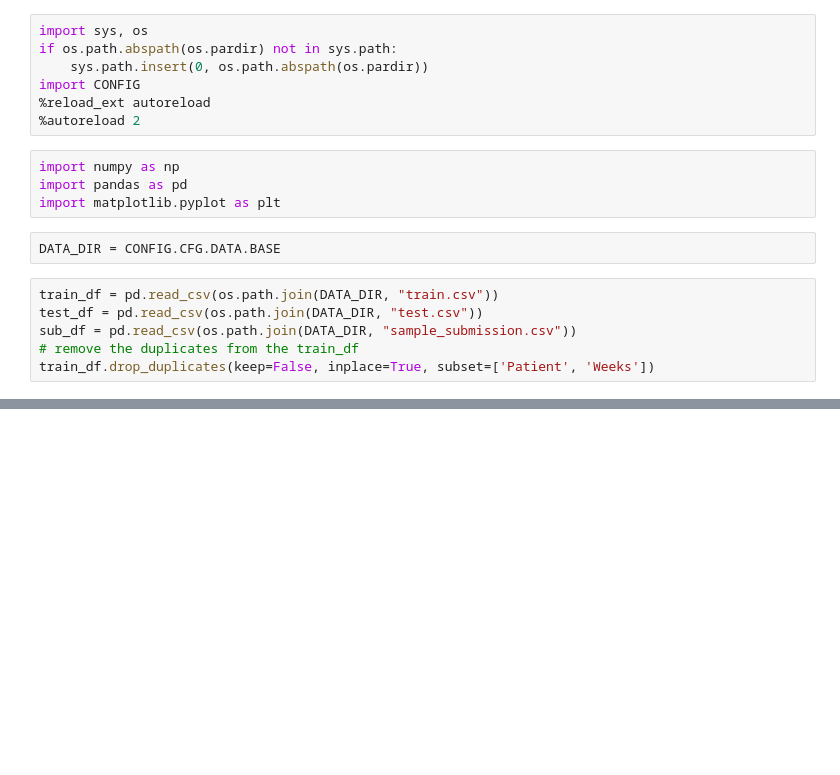
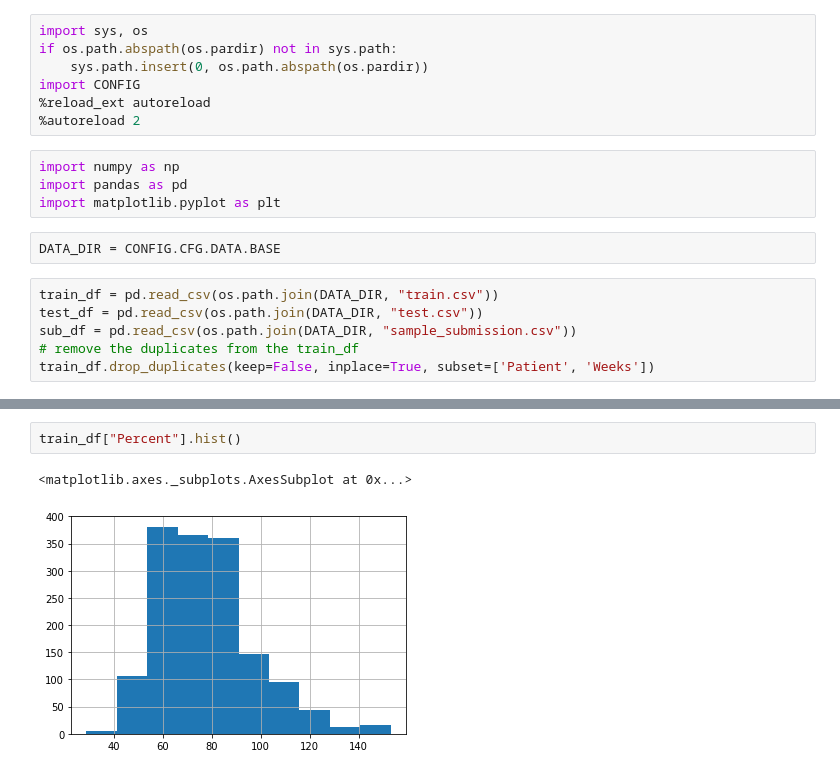
Before and after one commit to jonykarki/Kaggle-OSIC-Pulmonary-Fibrosis-Progression, a Jupyter notebook: EDA/eda_1.ipynb, the cells around one changed output, grey strips where cells are left out. Drawn from its saved outputs; the diff is of its cells as text; blank space fills up the shorter version.

```diff
--- a/EDA/eda_1.ipynb
+++ b/EDA/eda_1.ipynb
@@ -32,0 +39,5 @@ data['Age'].hist()
+# %%
+train_df["Percent"].hist()
+# %% [output]
+<matplotlib.axes._subplots.AxesSubplot at 0x...>
+[figure, added]
```
Also changed, not shown: parts of 6 cells of this notebook.
